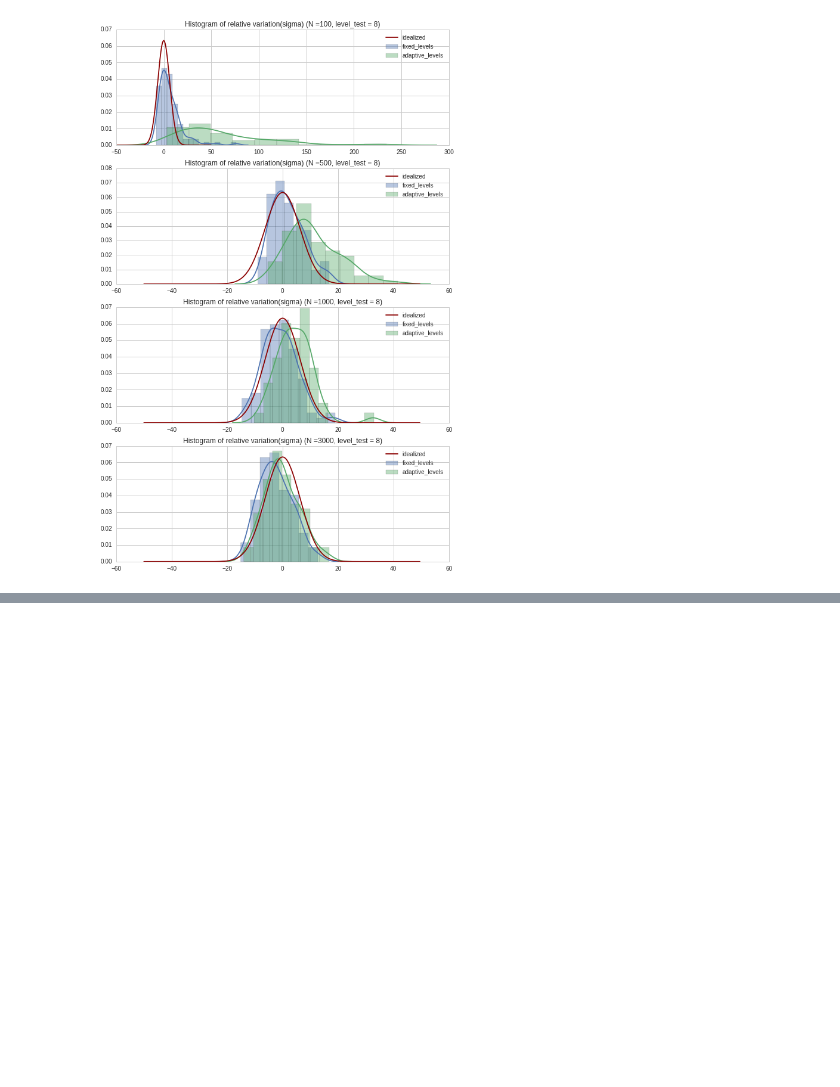
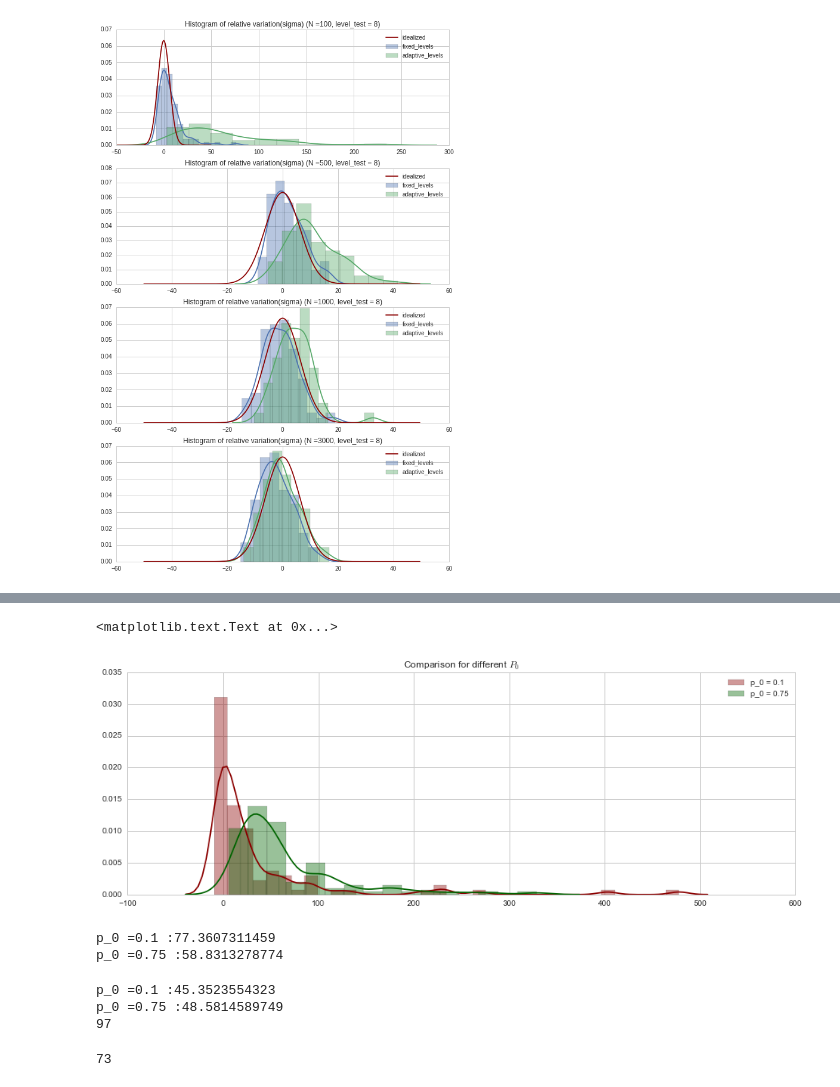
Before and after one commit to MGIMM/Rare-Events, a Jupyter notebook: simulation/Examples for pyrare.ipynb, the cells around one changed output, grey strips where cells are left out. Cells and saved outputs as stored; diff of their text form; code cells hidden in the pictures; blank space fills up the shorter version.

```diff
--- a/simulation/Examples for pyrare.ipynb
+++ b/simulation/Examples for pyrare.ipynb
@@ -91,0 +175,38 @@ sqrt N * std of relative variation (adaptive) : [ 47.59701135   9.30835031   6.8
+# %%
+N_test = 100
+rare_test = RareEvents_test(level = 8, p_0 = 0.1)
+var_rel = []
+for i in range(100):
+    var_rel = np.append(var_rel,rare_test.adaptive_levels(N = N_test,status_tracking=False,descent_step = 0.1,reject_rate = 0.5)[1]*10.)
+# %%
+rare_test = RareEvents_test(level = 8, p_0 = 0.75)
+var_rel_big = []
+for i in range(100):
+    var_rel_big = np.append(var_rel_big,rare_test.adaptive_levels(N = N_test,status_tracking=False,descent_step = 0.1,reject_rate = 0.5)[1]*10.)
+# %%
+plt.figure(figsize = [15,5])
+sns.distplot(var_rel, color = 'darkred',label = 'p_0 = 0.1')
+sns.distplot(var_rel_big, color = 'darkgreen',label = 'p_0 = 0.75')
+plt.legend()
+plt.title("Comparison for different $P_0$ ")
+# %% [output]
+<matplotlib.text.Text at 0x...>
+[figure, added]
+# %%
+print ("p_0 =0.1 :" + str(np.std(var_rel)))
+print ("p_0 =0.75 :" + str(np.std(var_rel_big)))
+# %% [output]
+p_0 =0.1 :77.3607311459
+p_0 =0.75 :58.8313278774
+# %%
+print ("p_0 =0.1 :" + str(np.std(var_rel*(var_rel<250))))
+print ("p_0 =0.75 :" + str(np.std(var_rel_big*(var_rel_big<250))))
+print (np.sum((var_rel<250)))
+# %% [output]
+p_0 =0.1 :45.3523554323
+p_0 =0.75 :48.5814589749
+97
+# %%
+print (np.sum((var_rel>0)))
+# %% [output]
+73
```
Also changed, not shown: parts of 17 cells of this notebook, 4 other files.
